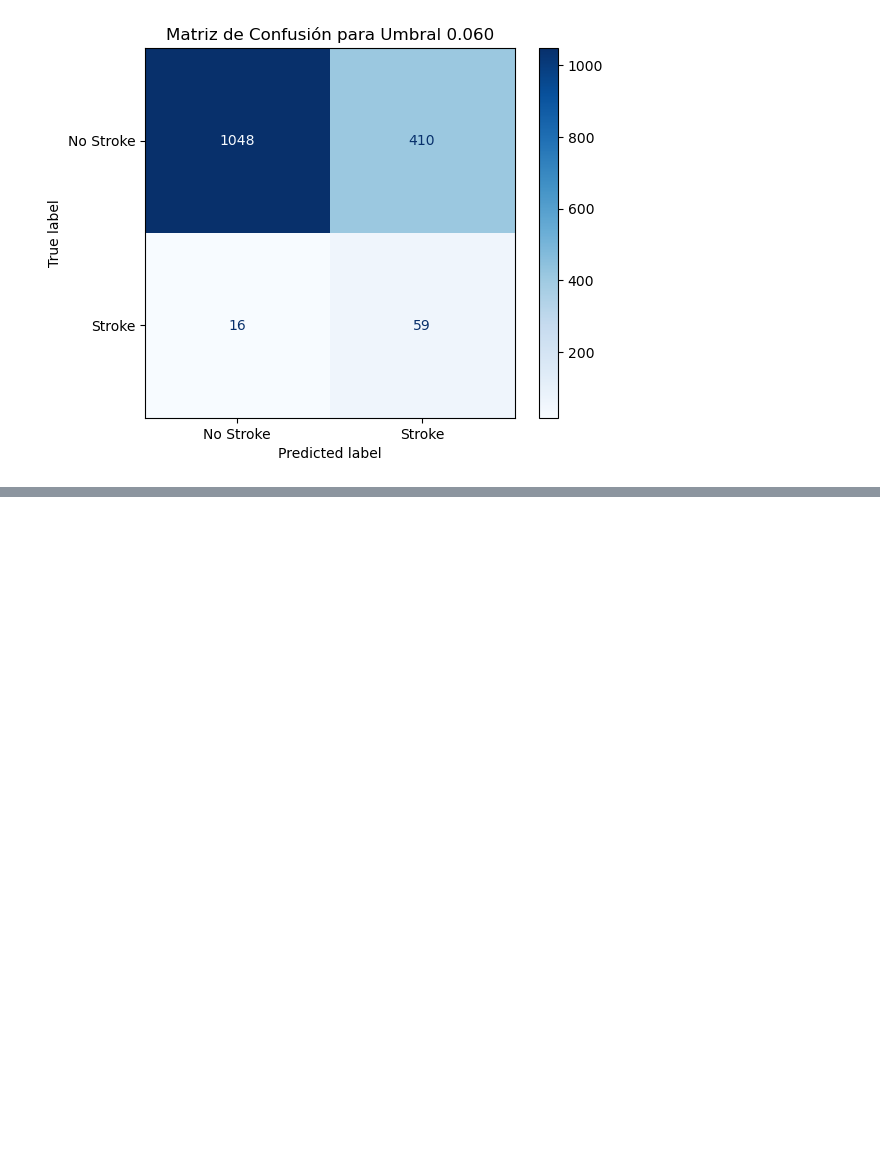
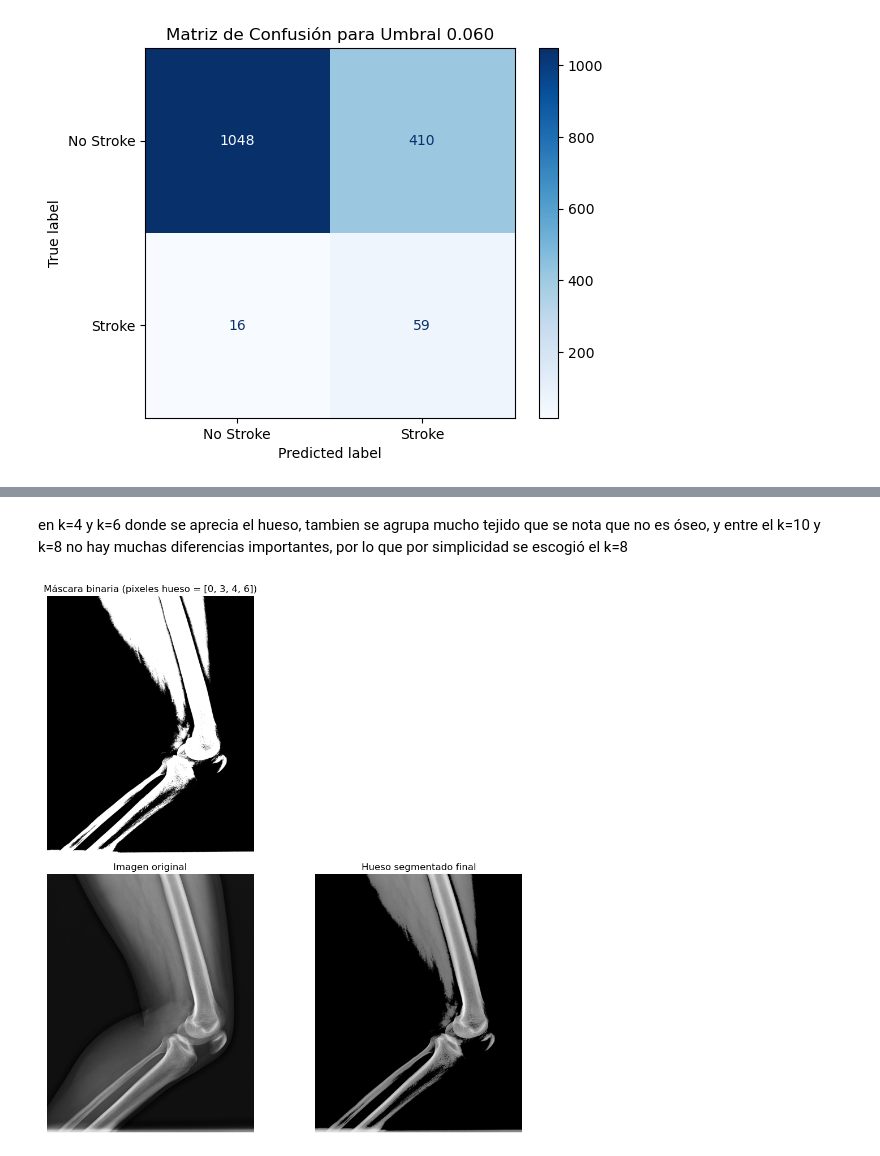
Before and after one commit to RisingNP/proyecto-4-probabilidad, a Jupyter notebook: Codigo.ipynb, the cells around one changed output, grey strips where cells are left out. Cells and saved outputs as stored; diff of their text form; code cells hidden in the pictures; blank space fills up the shorter version.

```diff
--- a/Codigo.ipynb
+++ b/Codigo.ipynb
@@ -498,0 +822,33 @@ Elegir un umbral en la zona baja de la curva Precision–Recall (≈0.06) permit
+# %% [markdown]
+en k=4 y k=6 donde se aprecia el hueso, tambien se agrupa mucho tejido que se nota que no es óseo, y entre el k=10 y k=8 no hay muchas diferencias importantes, por lo que por simplicidad se escogió el k=8
+# %%
+bone_labels2 = [0,3,4,6]
+
+# Crear la máscara binaria
+mask2 = np.isin(segmented_img2, bone_labels2).astype(int)
+fig , axes = plt.subplots(2,2,figsize=(10,10))
+# Visualizar la máscara
+axes[0,0].imshow(mask2, cmap='gray')
+axes[0,0].set_title(f"Máscara binaria (pixeles hueso = {bone_labels2})")
+axes[0,0].axis('off')
+axes[0,1].axis("off")
+# Multiplicar para aislar el hueso (usar float para que se mantengan los valores de intensidad)
+segmented_bone2 = img2_array * mask2
+
+# Leer imagen en escala de grises
+img2 = imread('Radiografias/IMG0000245.jpg', as_gray=True)
+
+# Imagen original
+axes[1,0].imshow(img2, cmap='gray')
+axes[1,0].set_title("Imagen original")
+axes[1,0].axis('off')
+
+# Imagen segmentada
+axes[1,1].imshow(segmented_bone2, cmap='gray')
+axes[1,1].set_title("Hueso segmentado final")
+axes[1,1].axis('off')
+
+plt.tight_layout()
+plt.show()
+# %% [output]
+[figure, added]
```
Also changed, not shown: parts of 17 cells of this notebook, 2 other files.
